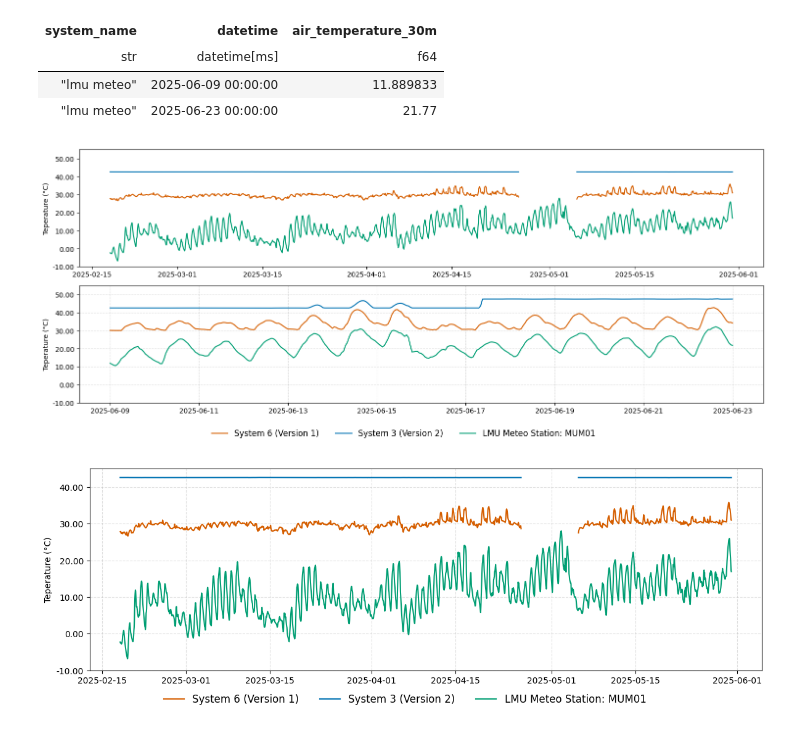
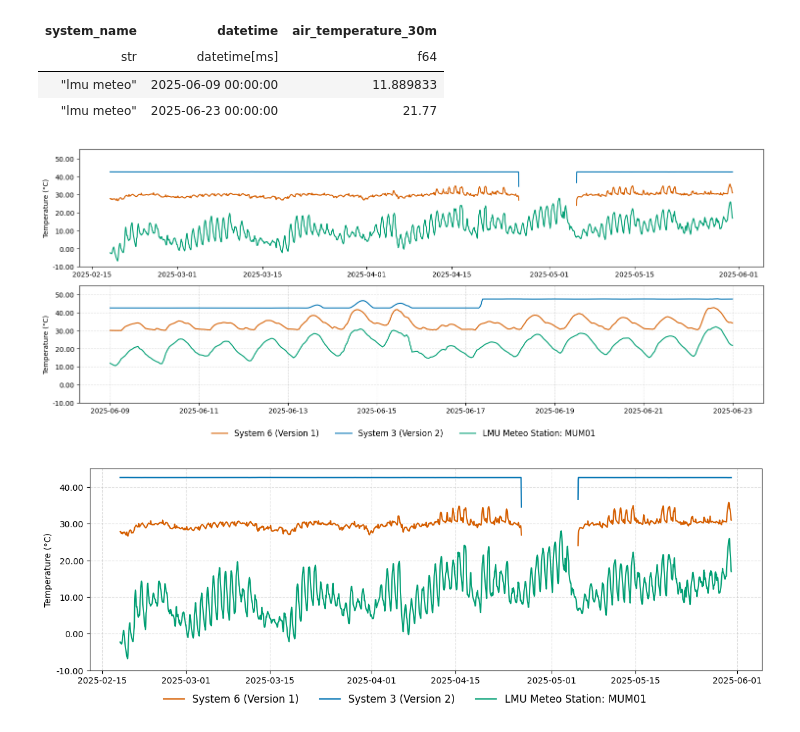
Before and after one commit to tum-esm/ACROPOLIS-data-processing, a Jupyter notebook: notebooks/deployment/temperature_over_time.ipynb, the cells around one changed output. Saved outputs shown, nothing was run; the diff lists cells and outputs as text; code cells hidden in the pictures.

Commit message:
add nan split plot

```diff
--- a/notebooks/deployment/temperature_over_time.ipynb
+++ b/notebooks/deployment/temperature_over_time.ipynb
@@ -103,10 +103,10 @@ del df_system
 df_1 = pl.concat(all_systems, how="diagonal").collect()
 df_1.head(1).vstack(df_1.tail(1))
 
-df_1 = df_1.filter(pl.col("datetime") != datetime(2025, 4, 25, 23, 0, 0))
+#df_1 = df_1.filter(pl.col("datetime") != datetime(2025, 4, 25, 23, 0, 0))
 df_1 = df_1.filter(pl.col("datetime") != datetime(2025, 5, 5, 9, 0, 0))
-df_1 = df_1.filter(pl.col("datetime") != datetime(2025, 5, 5, 10, 0, 0))
-df_1 = df_1.filter(pl.col("datetime") != datetime(2025, 5, 5, 11, 0, 0))
+#df_1 = df_1.filter(pl.col("datetime") != datetime(2025, 5, 5, 10, 0, 0))
+#df_1 = df_1.filter(pl.col("datetime") != datetime(2025, 5, 5, 11, 0, 0))
 # %%
 df_lmu_1 = get_lmu_data(start_date, end_date, station_id='MIM01')
 df_lmu_1.head(1).vstack(df_lmu_1.tail(1))
@@ -159,7 +159,7 @@ shape: (2, 3)
 | "lmu meteo" | 2025-06-23 00:00:00 | 21.77 |
 # %%
 y_col_name = "gmp343_temperature"
-y_title = "Teperature (°C)"
+y_title = "Temperature (°C)"
 figsize = (15, 6)
 dpi = 100
 n_rows = 2
@@ -270,10 +270,10 @@ fig.legend(
 plt.tight_layout(rect=[0, 0.05, 1, 1])
 plt.show()
 # %% [output]
-[figure, old version]
+[figure, new version]
 # %%
 y_col_name = "gmp343_temperature"
-y_title = "Teperature (°C)"
+y_title = "Temperature (°C)"
 figsize = (12, 4)
 dpi = 100
 n_rows = 1
@@ -314,31 +314,31 @@ x, y = insert_nan_gaps(x, y, max_gap_minutes=60)
 
 # Scatter
 ax.plot(x, y,color="#0072B2", alpha=1, label=f"System {system_id} (Version 2)")
 
 # LMU
 x = df_lmu_1.get_column("datetime").to_numpy()
 y = df_lmu_1.get_column("air_temperature_30m").to_numpy()
 
 # Scatter
 ax.plot(x, y, color="#009E73", alpha=1, label=f"LMU Meteo Station: MUM01")
 
 ax.set_ylabel(y_title)
 
 y_lim = (-10, 45)
 ax.set_ylim(y_lim)
 
 ax.yaxis.set_major_formatter(ticker.FormatStrFormatter('%.2f'))
 ax.grid(True, linestyle='--', alpha=0.4)
 
 fig.legend(
     loc='lower center',
     bbox_to_anchor=(0.5, -0.03),
     ncol=3,
     frameon=False,
     fontsize=12,
 )
 
 plt.tight_layout(rect=[0, 0.05, 1, 1])
 plt.show()
 # %% [output]
-[figure, old version]
+[figure, new version]
```
